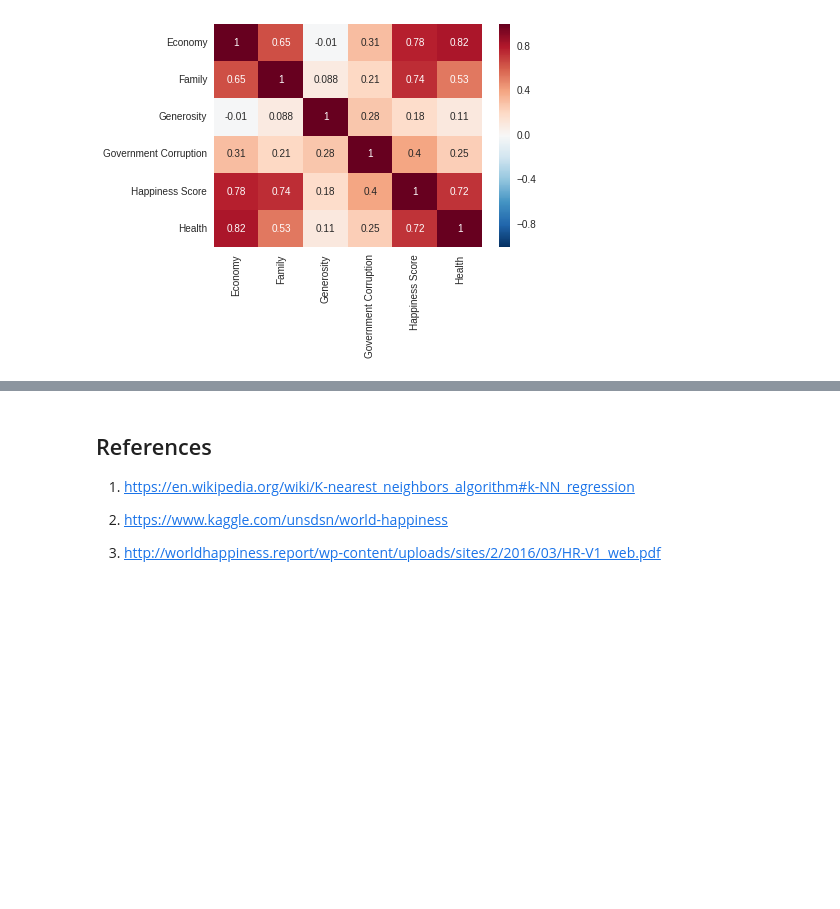
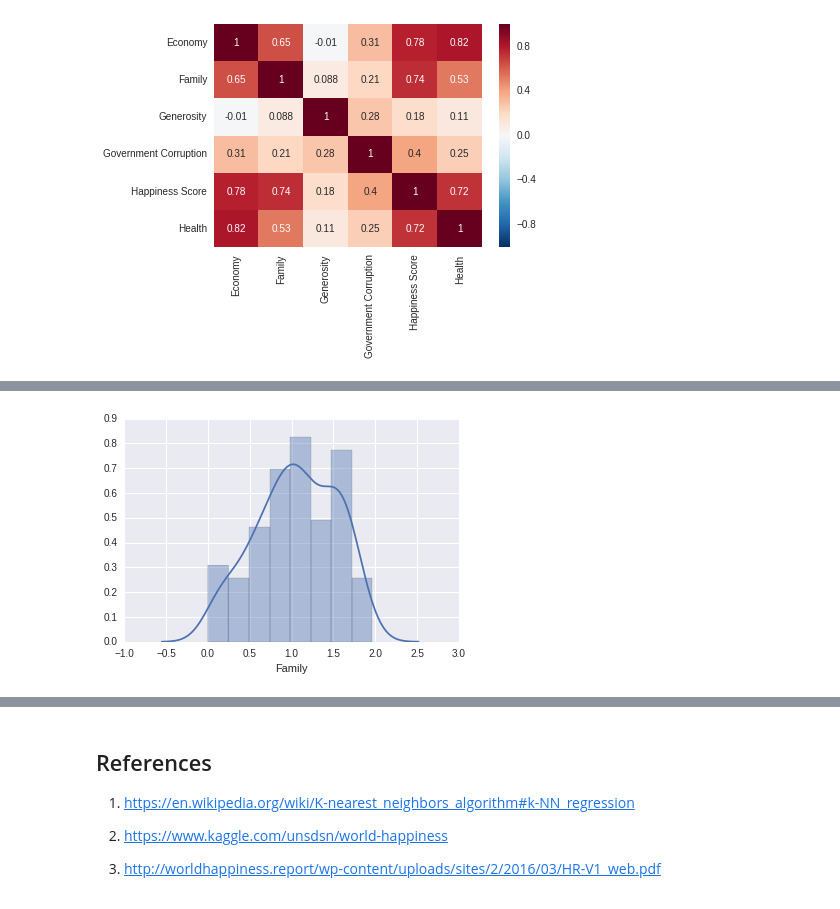
Before and after one commit to 315iah515/Thinkful-Notebooks, a Jupyter notebook: Bootcamp/SimilarityModels/Lesson1/RegressionModelComparison.ipynb, the cells around one changed output, grey strips where cells are left out. Saved outputs shown, nothing was run; the diff lists cells and outputs as text; code cells hidden in the pictures; blank space fills up the shorter version.

```diff
--- a/Bootcamp/SimilarityModels/Lesson1/RegressionModelComparison.ipynb
+++ b/Bootcamp/SimilarityModels/Lesson1/RegressionModelComparison.ipynb
@@ -110,0 +128,4 @@ Some data transformations will be carried out on the features to have them resem
+# %%
+_ = sb.distplot(np.square(data_2015.Family))
+# %% [output]
+[figure, added]
```
Also changed, not shown: parts of 10 cells of this notebook.
